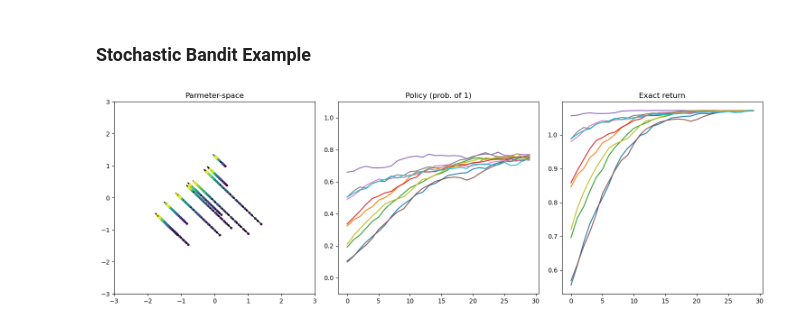
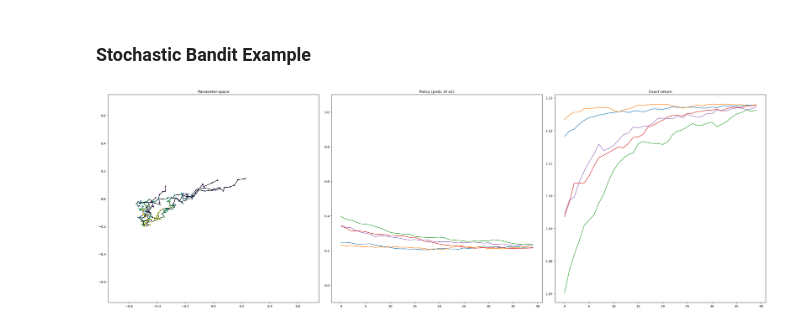
Before and after one commit to RenardDesNeiges/CIRL_Experiments, a Jupyter notebook: notebooks/bandits_example.ipynb, the cells around one changed output. Drawn from its saved outputs; the diff is of its cells as text; code cells hidden in the pictures.

Commit message:
n-armed bandits

```diff
--- a/notebooks/bandits_example.ipynb
+++ b/notebooks/bandits_example.ipynb
@@ -14,16 +27,21 @@ from env.utils import ExampleMDPs
 # %%
-GSCALE = 0.5
+GSCALE = 0.2
 PLIM = 80
-INIT_RAD=3
+INIT_RAD=1
 
 def plot_params_traj(trace,ax):
     policy = jnp.array([e['params']['policy'][0,:] for e in trace])
     grads = jnp.array([e['grads']['policy'][0,:] for e in trace])
+
+    A = changeOfBasis(3)
+    policy = jax.vmap(lambda v : jnp.transpose(A)@v)(policy)[:,1:]
+    grads = jax.vmap(lambda v : jnp.transpose(A)@v)(grads)[:,1:]
+
     a1 = policy[:,0]; a2 = policy[:,1]; t = jnp.arange(a1.shape[0]);
     ax.set_xlim([-INIT_RAD,INIT_RAD]); ax.set_ylim([-INIT_RAD,INIT_RAD])
 
     for i,g in enumerate(grads):
-        ax.arrow(x=a1[i],y=a2[i],dx=GSCALE*g[0],dy=GSCALE*g[1],head_width=0.05, head_length=0.1, fc='k', ec='k')
+        ax.arrow(x=a1[i],y=a2[i],dx=GSCALE*g[0],dy=GSCALE*g[1],head_width=0.02, head_length=0.05, fc='k', ec='k')
 
     ax.scatter(a1,a2,c=t,marker='.')
 
@@ -40,7 +58,7 @@ def plot_return(trace,ax):
 # %% [markdown]
 ### Deterministic Bandit Example
 # %%
-mdp = ExampleMDPs.bandit1()
+mdp = ExampleMDPs.bandit1(3)
 traces = []
 for seed in range(5):
     trainer = PG_Trainer(mdp,policy_lr=1e0,beta=5e-1,max_theta=PLIM,key=jax.random.PRNGKey(seed),init_radius=INIT_RAD)
@@ -65,28 +83,33 @@ plt.show()
 # %% [markdown]
 ### Stochastic Bandit Example
 # %%
-mdp = ExampleMDPs.bandit1()
+mdp = ExampleMDPs.bandit1(3)
 plim = 80
 traces = []
-for seed in range(10):
+for seed in range(5):
     smp = Sampler(mdp,batchsize=300,horizon=50)
-    trainer = PG_Trainer(mdp,policy_lr=1e-2,beta=5e-1,sampler=smp,gradients=stochNaturalPG,max_theta=plim,key=jax.random.PRNGKey(seed),init_radius=INIT_RAD)
-    optimizers, trace = trainer.train(30)
+    trainer = PG_Trainer(mdp,policy_lr=5e-3,beta=5e-1,sampler=smp,gradients=stochNaturalPG,max_theta=plim,key=jax.random.PRNGKey(seed),init_radius=INIT_RAD)
+    optimizers, trace = trainer.train(40)
 
     traces += [trace]
 # %%
 GSCALE = 0.005
 PLIM = 80
-INIT_RAD=3
+INIT_RAD=.75
 
 def plot_params_traj(trace,ax):
     policy = jnp.array([e['params']['policy'][0,:] for e in trace])
     grads = jnp.array([e['grads']['policy'][0,:] for e in trace])
+
+    A = changeOfBasis(3)
+    policy = jax.vmap(lambda v : jnp.transpose(A)@v)(policy)[:,1:]
+    grads = jax.vmap(lambda v : jnp.transpose(A)@v)(grads)[:,1:]
+
     a1 = policy[:,0]; a2 = policy[:,1]; t = jnp.arange(a1.shape[0]);
     ax.set_xlim([-INIT_RAD,INIT_RAD]); ax.set_ylim([-INIT_RAD,INIT_RAD])
 
     for i,g in enumerate(grads):
-        ax.arrow(x=a1[i],y=a2[i],dx=GSCALE*g[0],dy=GSCALE*g[1],head_width=0.05, head_length=0.1, fc='k', ec='k')
+        ax.arrow(x=a1[i],y=a2[i],dx=GSCALE*g[0],dy=GSCALE*g[1],head_width=0.005, head_length=0.007, fc='k', ec='k')
 
     ax.scatter(a1,a2,c=t,marker='.')
 
@@ -101,18 +124,18 @@ def plot_return(trace,ax):
     J = jnp.array([e['J'] for e in trace]); t = jnp.arange(J.shape[0]);
     ax.plot(t,J)
 # %%
-fig,ax = plt.subplots(1,3,figsize=(15,5))
+fig,ax = plt.subplots(1,3,figsize=(30,10))
 policyClass = plt.Circle((0, 0), plim, color='r',fill=False)
 ax[0].add_patch(policyClass)
 for trace in traces:
     plot_params_traj(trace,ax[0])
     plot_policy_traj(trace,ax[1],trainer)
     plot_return(trace,ax[2])
-ax[0].set_title('Parmeter-space')
-ax[1].set_title('Policy (prob. of 1)')
+ax[0].set_title('Parameter-space')
+ax[1].set_title('Policy (prob. of a1)')
 ax[2].set_title('Exact return')
 
 fig.tight_layout()
 plt.show()
 # %% [output]
-[figure, old version]
+[figure, new version]
```
Also changed, not shown: parts of 3 cells of this notebook, 2 other files.
